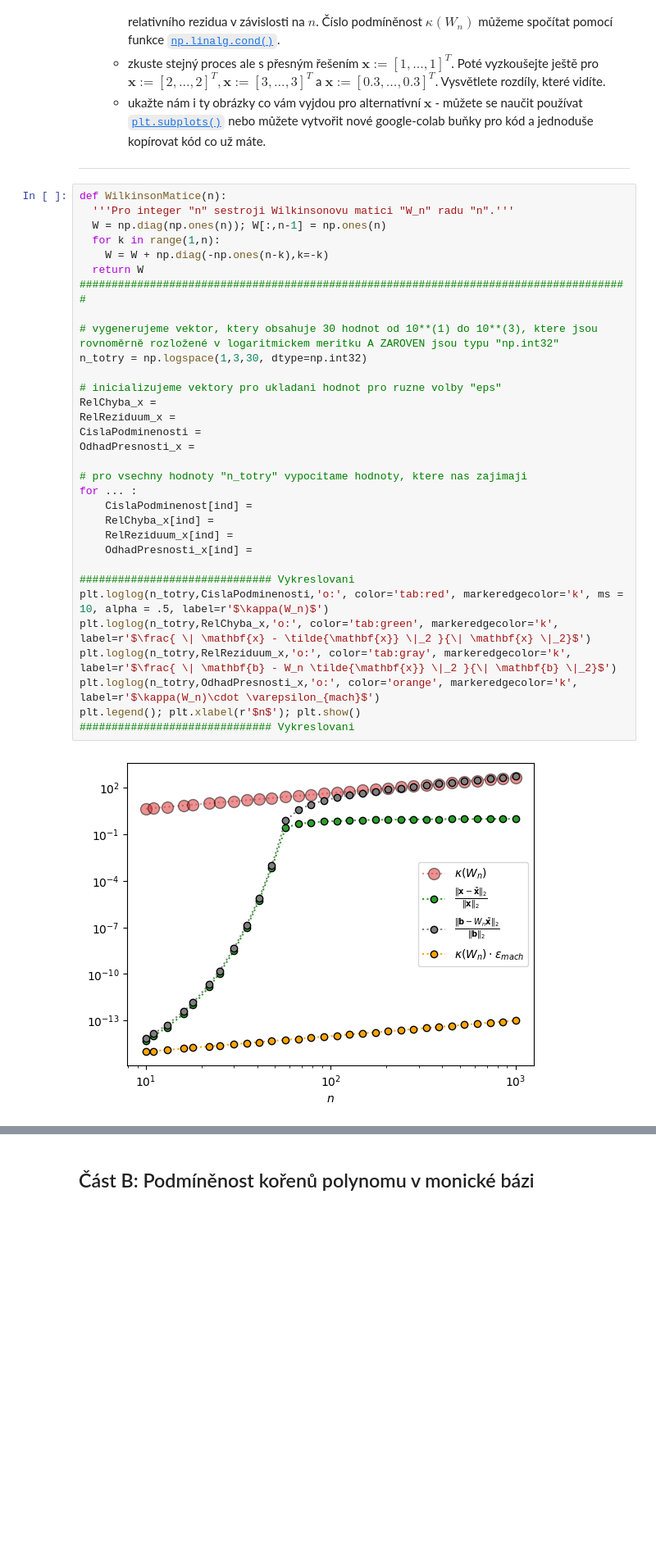
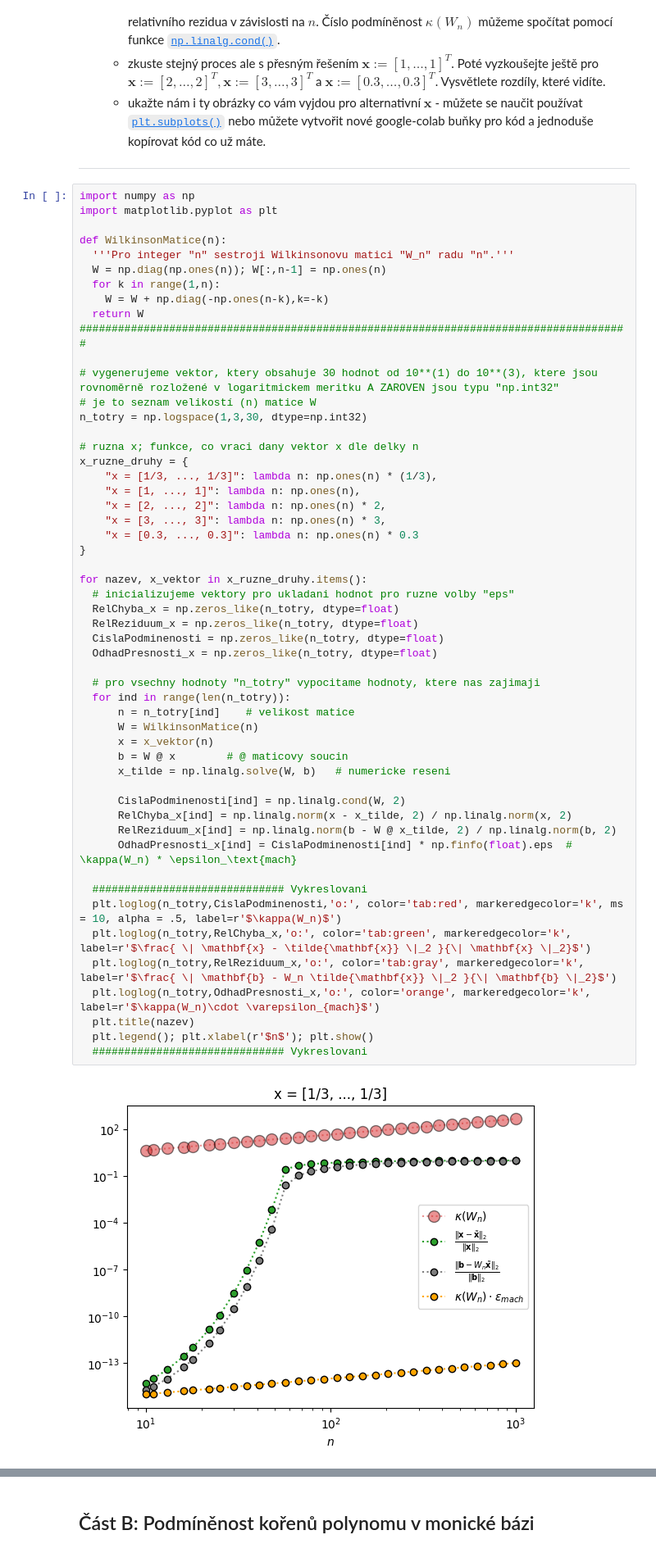
Before and after one commit to DJopek/numerical-methods, a Jupyter notebook: Fundamentals of Numerical Mathematics/Final Problem/Jopek_Le_PodminenostAStabilita.ipynb, the cells around one changed output, grey strips where cells are left out. Shown: that part at 82% size. Saved outputs shown, nothing was run; the diff lists cells and outputs as text; blank space fills up the shorter version.

```diff
--- a/Fundamentals of Numerical Mathematics/Final Problem/Jopek_Le_PodminenostAStabilita.ipynb
+++ b/Fundamentals of Numerical Mathematics/Final Problem/Jopek_Le_PodminenostAStabilita.ipynb
@@ -451,36 +451,57 @@ $$
 
 ----
 # %%
+import numpy as np
+import matplotlib.pyplot as plt
+
 def WilkinsonMatice(n):
   '''Pro integer "n" sestroji Wilkinsonovu matici "W_n" radu "n".'''
   W = np.diag(np.ones(n)); W[:,n-1] = np.ones(n)
   for k in range(1,n):
     W = W + np.diag(-np.ones(n-k),k=-k)
   return W
 ######################################################################################
 
 # vygenerujeme vektor, ktery obsahuje 30 hodnot od 10**(1) do 10**(3), ktere jsou rovnoměrně rozložené v logaritmickem meritku A ZAROVEN jsou typu "np.int32"
+# je to seznam velikostí (n) matice W
 n_totry = np.logspace(1,3,30, dtype=np.int32)
 
-# inicializujeme vektory pro ukladani hodnot pro ruzne volby "eps"
-RelChyba_x =
-RelReziduum_x =
-CislaPodminenosti =
-OdhadPresnosti_x =
+# ruzna x; funkce, co vraci dany vektor x dle delky n
+x_ruzne_druhy = {
+    "x = [1/3, ..., 1/3]": lambda n: np.ones(n) * (1/3),
+    "x = [1, ..., 1]": lambda n: np.ones(n),
+    "x = [2, ..., 2]": lambda n: np.ones(n) * 2,
+    "x = [3, ..., 3]": lambda n: np.ones(n) * 3,
+    "x = [0.3, ..., 0.3]": lambda n: np.ones(n) * 0.3
+}
 
-# pro vsechny hodnoty "n_totry" vypocitame hodnoty, ktere nas zajimaji
-for ... :
-    CislaPodminenost[ind] =
-    RelChyba_x[ind] =
-    RelReziduum_x[ind] =
-    OdhadPresnosti_x[ind] =
+for nazev, x_vektor in x_ruzne_druhy.items():
+  # inicializujeme vektory pro ukladani hodnot pro ruzne volby "eps"
+  RelChyba_x = np.zeros_like(n_totry, dtype=float)
+  RelReziduum_x = np.zeros_like(n_totry, dtype=float)
+  CislaPodminenosti = np.zeros_like(n_totry, dtype=float)
+  OdhadPresnosti_x = np.zeros_like(n_totry, dtype=float)
 
-############################## Vykreslovani
-plt.loglog(n_totry,CislaPodminenosti,'o:', color='tab:red', markeredgecolor='k', ms = 10, alpha = .5, label=r'$\kappa(W_n)$')
-plt.loglog(n_totry,RelChyba_x,'o:', color='tab:green', markeredgecolor='k', label=r'$\frac{ \| \mathbf{x} - \tilde{\mathbf{x}} \|_2 }{\| \mathbf{x} \|_2}$')
-plt.loglog(n_totry,RelReziduum_x,'o:', color='tab:gray', markeredgecolor='k', label=r'$\frac{ \| \mathbf{b} - W_n \tilde{\mathbf{x}} \|_2 }{\| \mathbf{b} \|_2}$')
-plt.loglog(n_totry,OdhadPresnosti_x,'o:', color='orange', markeredgecolor='k', label=r'$\kappa(W_n)\cdot \varepsilon_{mach}$')
-plt.legend(); plt.xlabel(r'$n$'); plt.show()
-############################## Vykreslovani
+  # pro vsechny hodnoty "n_totry" vypocitame hodnoty, ktere nas zajimaji
+  for ind in range(len(n_totry)):
+      n = n_totry[ind]    # velikost matice
+      W = WilkinsonMatice(n)
+      x = x_vektor(n)
+      b = W @ x        # @ maticovy soucin
+      x_tilde = np.linalg.solve(W, b)   # numericke reseni
+
+      CislaPodminenosti[ind] = np.linalg.cond(W, 2)
+      RelChyba_x[ind] = np.linalg.norm(x - x_tilde, 2) / np.linalg.norm(x, 2)
+      RelReziduum_x[ind] = np.linalg.norm(b - W @ x_tilde, 2) / np.linalg.norm(b, 2)
+      OdhadPresnosti_x[ind] = CislaPodminenosti[ind] * np.finfo(float).eps  # \kappa(W_n) * \epsilon_\text{mach}
+
+  ############################## Vykreslovani
+  plt.loglog(n_totry,CislaPodminenosti,'o:', color='tab:red', markeredgecolor='k', ms = 10, alpha = .5, label=r'$\kappa(W_n)$')
+  plt.loglog(n_totry,RelChyba_x,'o:', color='tab:green', markeredgecolor='k', label=r'$\frac{ \| \mathbf{x} - \tilde{\mathbf{x}} \|_2 }{\| \mathbf{x} \|_2}$')
+  plt.loglog(n_totry,RelReziduum_x,'o:', color='tab:gray', markeredgecolor='k', label=r'$\frac{ \| \mathbf{b} - W_n \tilde{\mathbf{x}} \|_2 }{\| \mathbf{b} \|_2}$')
+  plt.loglog(n_totry,OdhadPresnosti_x,'o:', color='orange', markeredgecolor='k', label=r'$\kappa(W_n)\cdot \varepsilon_{mach}$')
+  plt.title(nazev)
+  plt.legend(); plt.xlabel(r'$n$'); plt.show()
+  ############################## Vykreslovani
 # %% [output]
-[figure, old version]
+[figure, new version]
```
Also changed, not shown: parts of 1 cell of this notebook.
